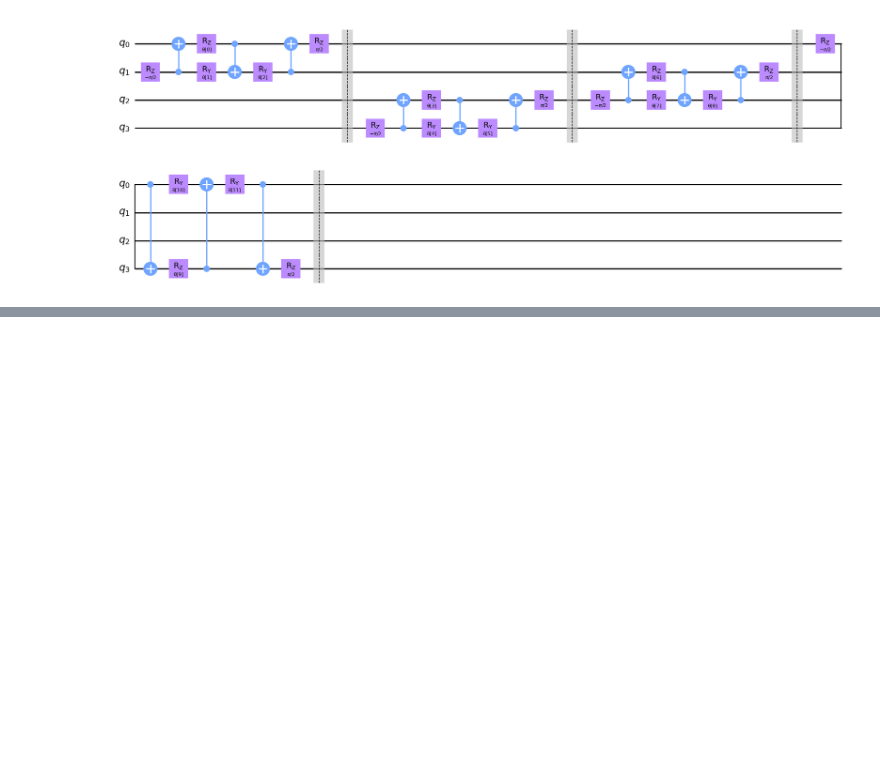
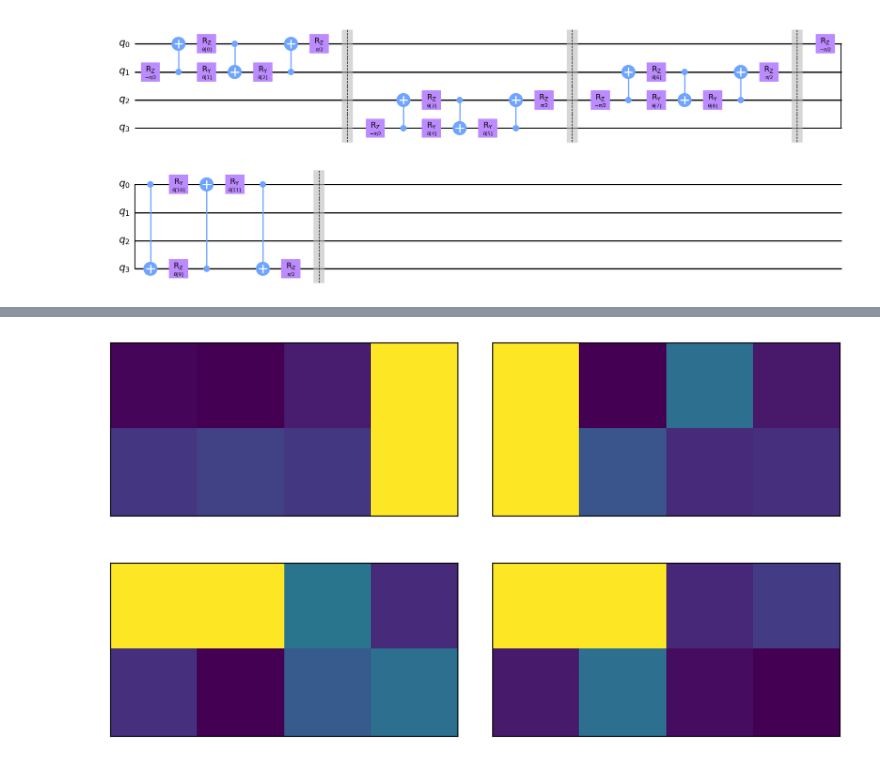
Before and after one commit to julian36alvarez/NUTI-QuantumComputing, a Jupyter notebook: notebooks/0.0-nuti_quantumcomputing-introduction.ipynb, the cells around one changed output, grey strips where cells are left out. Saved outputs shown, nothing was run; the diff lists cells and outputs as text; code cells hidden in the pictures; blank space fills up the shorter version.

```diff
--- a/notebooks/0.0-nuti_quantumcomputing-introduction.ipynb
+++ b/notebooks/0.0-nuti_quantumcomputing-introduction.ipynb
@@ -65,0 +144,16 @@ circuit.decompose().draw("mpl")
+# %%
+images, labels = generate_dataset(50)
+
+train_images, test_images, train_labels, test_labels = train_test_split(
+    images, labels, test_size=0.3
+)
+# %%
+fig, ax = plt.subplots(2, 2, figsize=(10, 6), subplot_kw={"xticks": [], "yticks": []})
+for i in range(4):
+    ax[i // 2, i % 2].imshow(
+        train_images[i].reshape(2, 4),  # Change back to 2 by 4
+        aspect="equal",
+    )
+plt.subplots_adjust(wspace=0.1, hspace=0.025)
+# %% [output]
+[figure, added]
```
Also changed, not shown: parts of 11 cells of this notebook.
